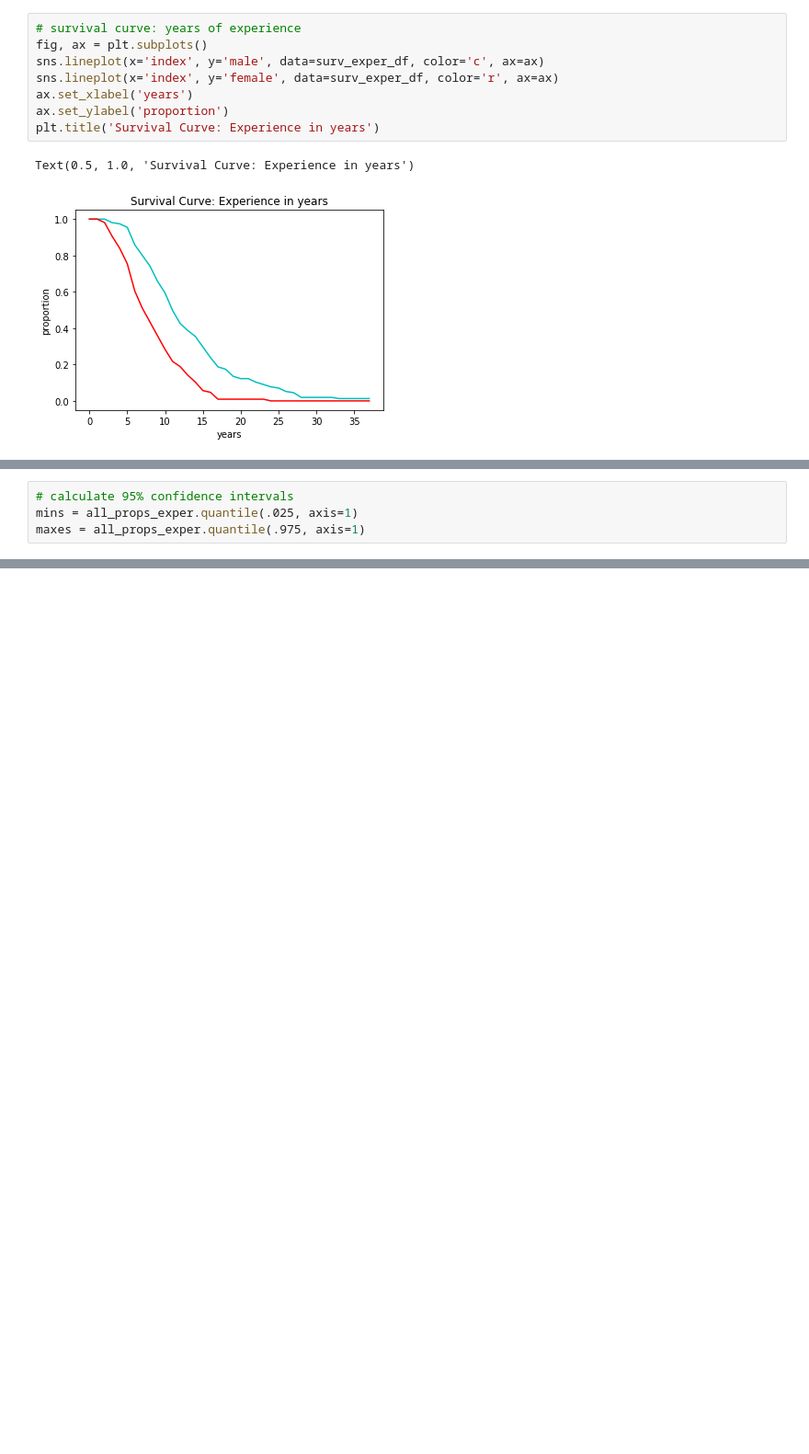
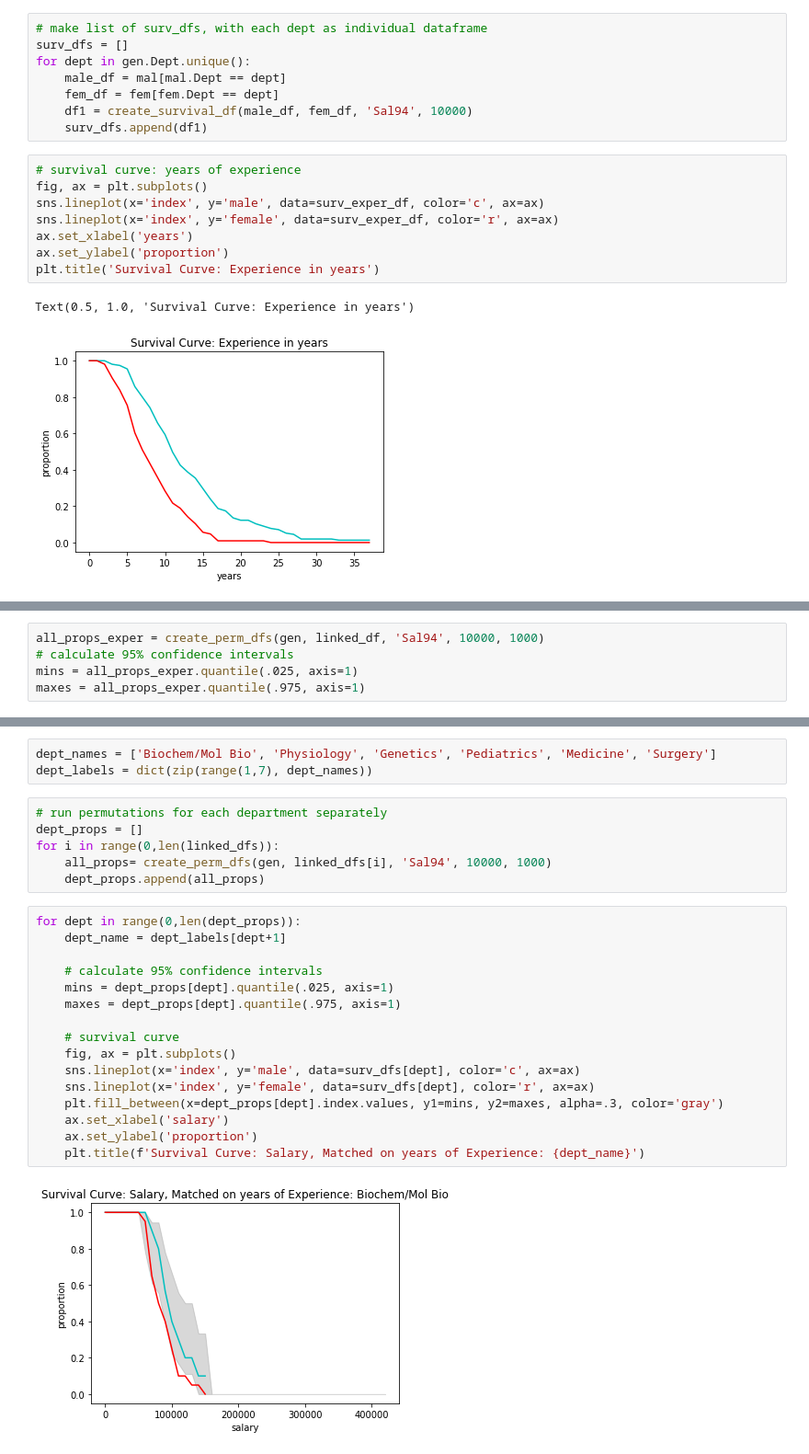
Before and after one commit to donnajobridge/gender_prof_salaries, a Jupyter notebook: permutation_testing.ipynb, the cells around one changed output, grey strips where cells are left out. Shown at 92% size. Saved outputs shown, nothing was run; the diff lists cells and outputs as text; blank space fills up the shorter version.

Commit message:
permutation testing based on matched experience and department

```diff
--- a/permutation_testing.ipynb
+++ b/permutation_testing.ipynb
@@ -19,6 +19,14 @@ def create_survival_df(male_df, female_df, column, interval):
 # %%
 surv_exper_df = create_survival_df(mal, fem, 'Exper', 1)
 surv_sal94_df = create_survival_df(mal, fem, 'Sal94', 10000)
+# %%
+# make list of surv_dfs, with each dept as individual dataframe
+surv_dfs = []
+for dept in gen.Dept.unique():
+    male_df = mal[mal.Dept == dept]
+    fem_df = fem[fem.Dept == dept]
+    df1 = create_survival_df(male_df, fem_df, 'Sal94', 10000)
+    surv_dfs.append(df1)
 # %%
 # survival curve: years of experience
 fig, ax = plt.subplots()
@@ -57,4 +73,5 @@ for i in range(0,1000):
 # %%
+all_props_exper = create_perm_dfs(gen, linked_df, 'Sal94', 10000, 1000)
 # calculate 95% confidence intervals
 mins = all_props_exper.quantile(.025, axis=1)
 maxes = all_props_exper.quantile(.975, axis=1)
@@ -72,0 +115,27 @@ Text(0.5, 1.0, 'Survival Curve: Salary, Matched on years of Experience')
+# %%
+dept_names = ['Biochem/Mol Bio', 'Physiology', 'Genetics', 'Pediatrics', 'Medicine', 'Surgery']
+dept_labels = dict(zip(range(1,7), dept_names))
+# %%
+# run permutations for each department separately
+dept_props = []
+for i in range(0,len(linked_dfs)):
+    all_props= create_perm_dfs(gen, linked_dfs[i], 'Sal94', 10000, 1000)
+    dept_props.append(all_props)
+# %%
+for dept in range(0,len(dept_props)):
+    dept_name = dept_labels[dept+1]
+
+    # calculate 95% confidence intervals
+    mins = dept_props[dept].quantile(.025, axis=1)
+    maxes = dept_props[dept].quantile(.975, axis=1)
+
+    # survival curve
+    fig, ax = plt.subplots()
+    sns.lineplot(x='index', y='male', data=surv_dfs[dept], color='c', ax=ax)
+    sns.lineplot(x='index', y='female', data=surv_dfs[dept], color='r', ax=ax)
+    plt.fill_between(x=dept_props[dept].index.values, y1=mins, y2=maxes, alpha=.3, color='gray')
+    ax.set_xlabel('salary')
+    ax.set_ylabel('proportion')
+    plt.title(f'Survival Curve: Salary, Matched on years of Experience: {dept_name}')
+# %% [output]
+[figure, added]
```
Also changed, not shown: parts of 5 cells of this notebook, 1 other file.
